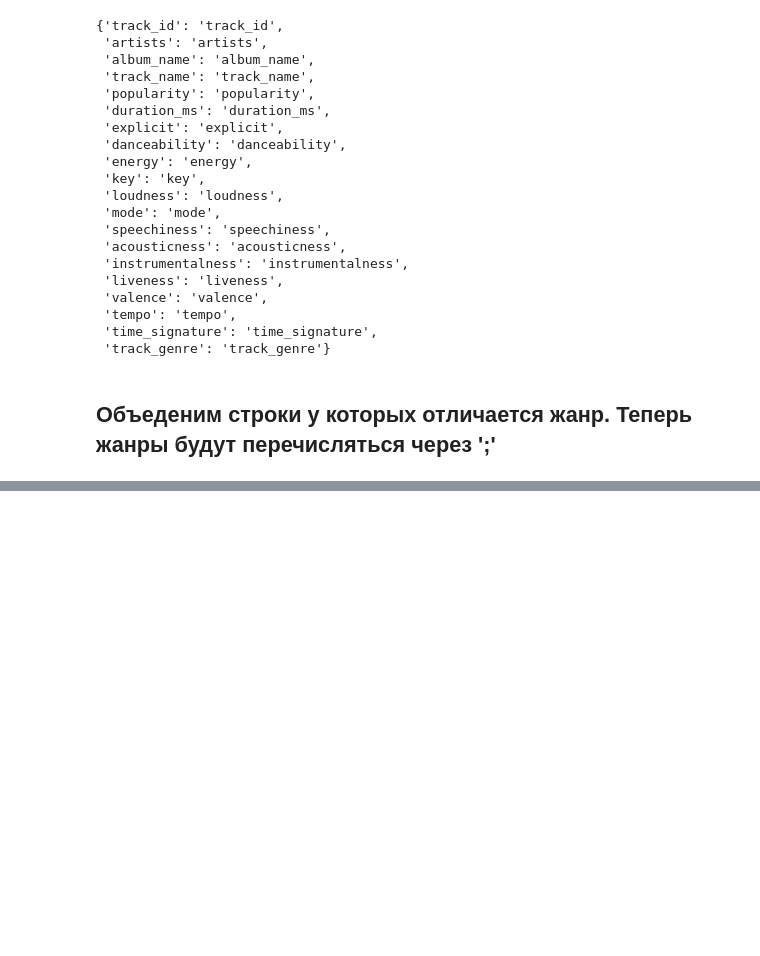
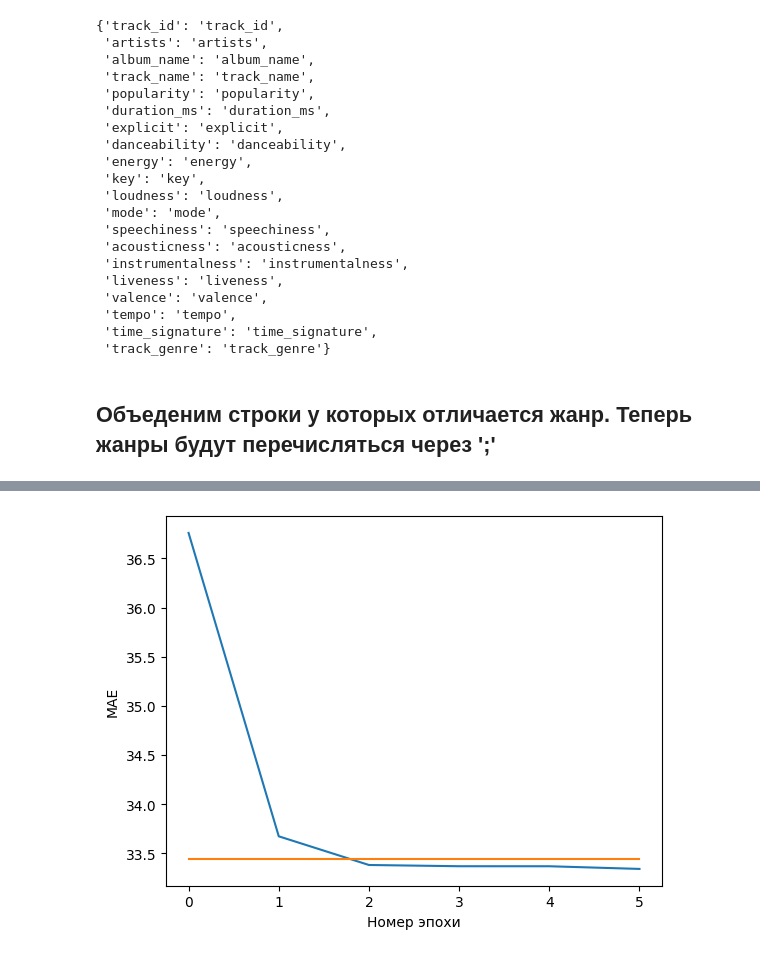
Before and after one commit to mianivo/spotify_data_analysis, a Jupyter notebook: spotify.ipynb, the cells around one changed output, grey strips where cells are left out. Drawn from its saved outputs; the diff is of its cells as text; code cells hidden in the pictures; blank space fills up the shorter version.

```diff
--- a/spotify.ipynb
+++ b/spotify.ipynb
@@ -299,0 +466,3 @@ print(result)
+# %%
+linear_model = LinearRegression()
+linear_model.fit(X_train, y_train)
@@ -299,0 +491,29 @@ print(result)
+# %%
+model = Sequential()
+model.add(Dense(128, activation='relu', input_shape=(X.shape[1],)))
+model.add(Dropout(0.25))
+model.add(Dense(64, activation='relu'))
+model.add(Dropout(0.25))
+model.add(Dense(32, activation='relu'))
+model.add(Dropout(0.3))
+model.add(Dense(16, activation='relu'))
+model.add(Dropout(0.3))
+model.add(Dense(1, activation='relu'))
+
+metrics = ['mae', 'root_mean_squared_error', 'mape', 'r2_score']
+model.compile(optimizer='adam', loss='mse', metrics=['mae', 'root_mean_squared_error', "r2_score"])
+# %%
+callback = EarlyStopping(
+    monitor="val_loss",
+    patience=5,
+    verbose=1
+)
+# %%
+history = model.fit(X_train,
+                    y_train,
+                    epochs=50,
+                    validation_split=0.2,
+                    batch_size=128,
+                    verbose=1,
+                    callbacks=[callback]
+                   )
@@ -299,0 +534,10 @@ print(result)
+# %%
+plt.plot(history.history['mae'],
+         label='MAE на train датасете')
+plt.plot(history.history['val_mae'],
+         label='MAE на валидационном датаесете')
+plt.xlabel('Номер эпохи')
+plt.ylabel('MAE')
+plt.show()
+# %% [output]
+[figure, added]
```
Also changed, not shown: parts of 50 cells of this notebook.
